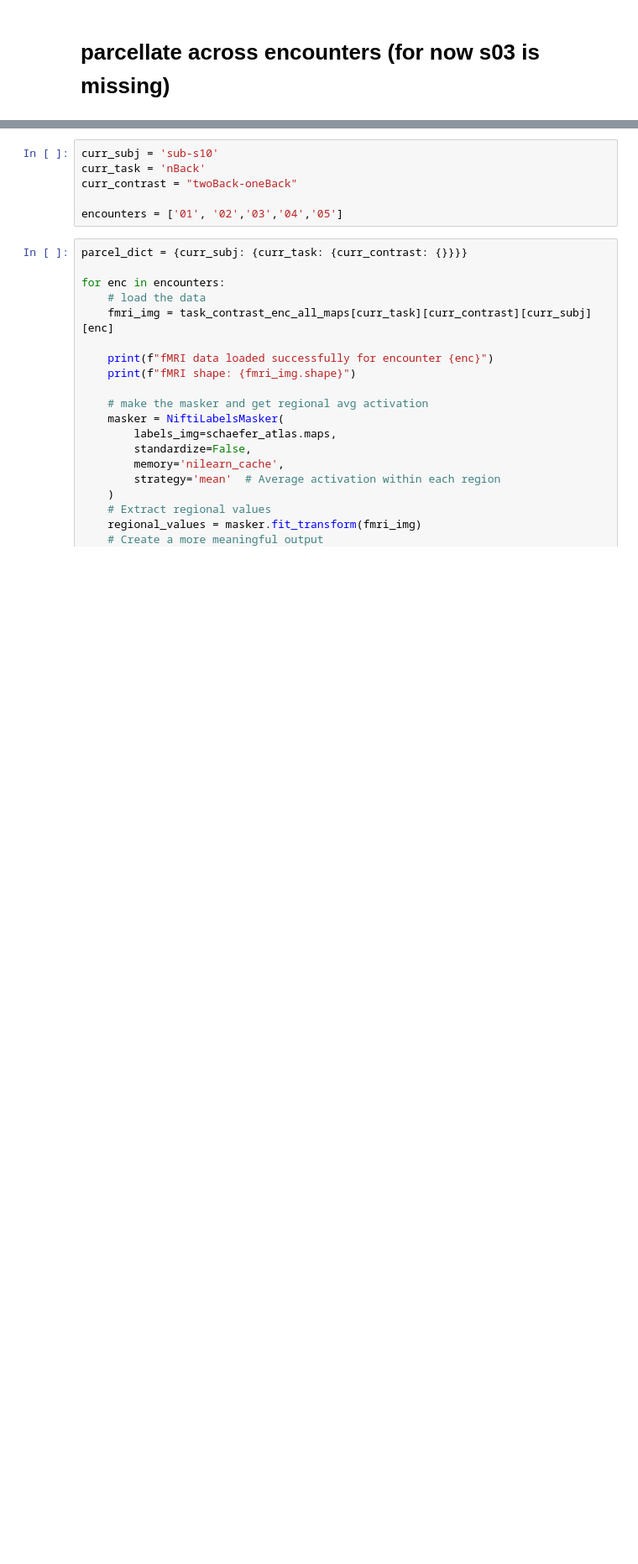
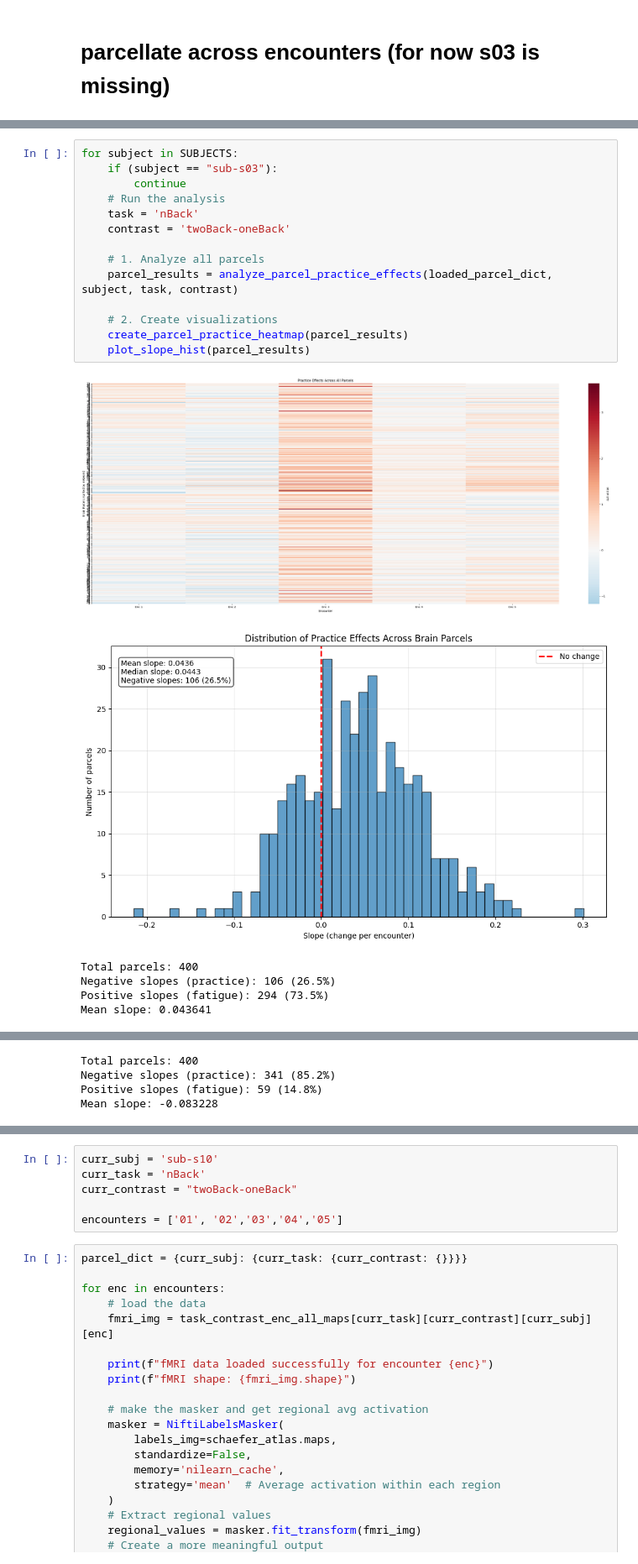
Before and after one commit to nklevak/network_second_modeling, a Jupyter notebook: prelim_discovery_analysis/9_parcellate_indiv.ipynb, the cells around one changed output, grey strips where cells are left out. Shown at 84% size. Drawn from its saved outputs; the diff is of its cells as text; blank space fills up the shorter version.

```diff
--- a/prelim_discovery_analysis/9_parcellate_indiv.ipynb
+++ b/prelim_discovery_analysis/9_parcellate_indiv.ipynb
@@ -493,0 +640,21 @@ task_contrast_enc_all_maps = reorganize_dict(task_contrast_all_maps)
+# %%
+for subject in SUBJECTS:
+    if (subject == "sub-s03"):
+        continue
+    # Run the analysis
+    task = 'nBack'
+    contrast = 'twoBack-oneBack'
+
+    # 1. Analyze all parcels
+    parcel_results = analyze_parcel_practice_effects(loaded_parcel_dict, subject, task, contrast)
+
+    # 2. Create visualizations
+    create_parcel_practice_heatmap(parcel_results)
+    plot_slope_hist(parcel_results)
+# %% [output]
+[figure, added]
+[figure, added]
+Total parcels: 400
+Negative slopes (practice): 106 (26.5%)
+Positive slopes (fatigue): 294 (73.5%)
+Mean slope: 0.043641
@@ -493,0 +663,4 @@ task_contrast_enc_all_maps = reorganize_dict(task_contrast_all_maps)
+Total parcels: 400
+Negative slopes (practice): 341 (85.2%)
+Positive slopes (fatigue): 59 (14.8%)
+Mean slope: -0.083228
```
Also changed, not shown: parts of 20 cells of this notebook, 1 other file.
